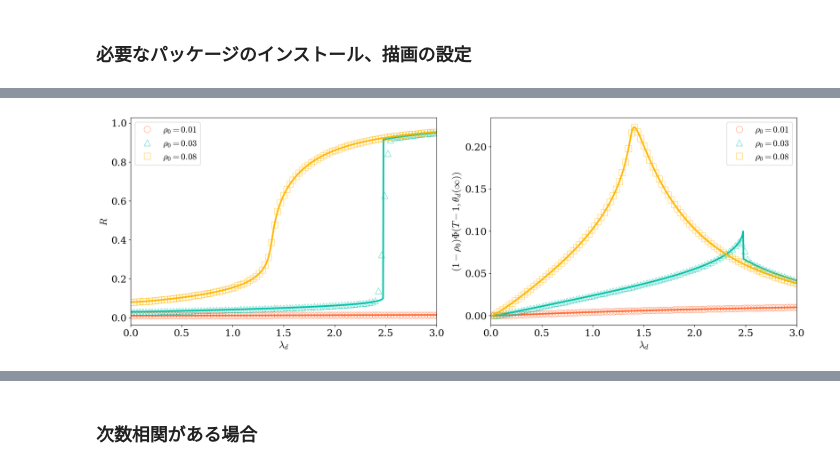
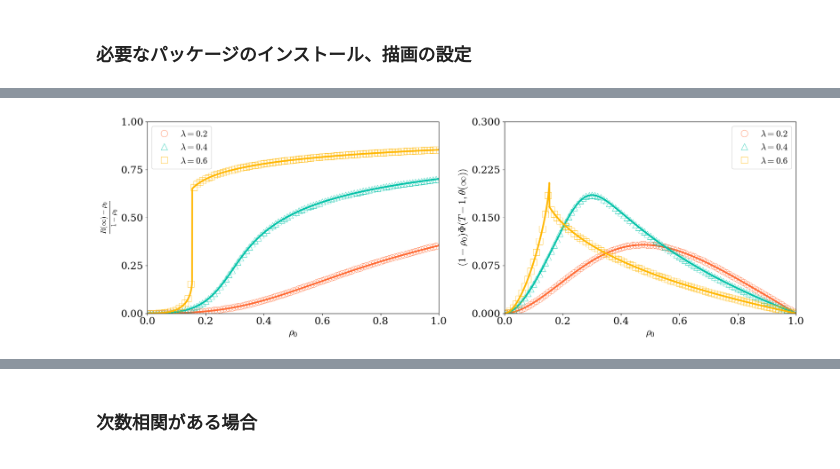
Before and after one commit to Kojirouuuu/directed-network-simulations, a Jupyter notebook: notebooks/directed-ebcm.ipynb, the cells around one changed output, grey strips where cells are left out. Cells and saved outputs as stored; diff of their text form; code cells hidden in the pictures.

```diff
--- a/notebooks/directed-ebcm.ipynb
+++ b/notebooks/directed-ebcm.ipynb
@@ -89,17 +90,16 @@ theory
 # %%
-pi_type = "Pow"
-ebcm_dir = os.path.abspath(os.path.join("..", "out", "ebcm", "pos-comparison", "directed-infty"))
-ebcm_path = os.path.join(ebcm_dir, f"{pi_type}", f"gamma={gamma:.2f}", f"kmin={kmin}", f"kmax={kmax}")
+pi_type = "Poi"
+ebcm_dir = os.path.abspath(os.path.join("..", "out", "ebcm", "directed-infty"))
+ebcm_path = os.path.join(ebcm_dir, f"{pi_type}", f"kdave={kave:.2f}")
 g = pd.read_csv(os.path.join(ebcm_path, "gd_zero.csv"))
 g = g.set_index(["T", "rho0", "lambda_d", "mu"]).to_xarray()
 theta_d_infty = g["theta_d"].squeeze()
 # %%
 df_all = pd.DataFrame()
 
-network_path = build_network_path(N=show_N, network_type="DirectedCMInPow", k_in_min=kmin, k_in_max=kmax, gamma=gamma)
-abst = "pos-comparison"
+network_path = build_network_path(N=N, network_type="DirectedCMOutPow", k_in_min=kmin, k_in_max=kmax, gamma=gamma, k_out_min=kmin, k_out_max=kmax)
+abst = "3-line"
 sim_path = os.path.abspath(os.path.join("..", "app", "out", "sar", f"{abst}", f"threshold={show_T}", network_path))
-print(f"output_path: {os.path.relpath(sim_path)}")
 
 for i in range(batch_size):
     index = f"{i:02d}"
@@ -112,5 +112,5 @@ for i in range(batch_size):
     df_all = pd.concat([df_all, df], ignore_index=True)
 
 sim = df_all.set_index(['T', 'itr', 'rho_0', 'lambda_d', 'lambda_u', 'mu']).to_xarray()
-sim_R = sim['R']
-sim_Phi = sim['Phi']
+sim_R = sim['R'] / N
+sim_Phi = sim['Phi'] / N
@@ -119,52 +117,75 @@ output_path: ../app/out/sar/pos-comparison/threshold=3/DirectedCMInPow/N=500000/
 # %%
-show_rhoo_list = [0.01, 0.03, 0.08]
+lambda_d_values = sim_R["lambda_d"].values
+sim_rho0_values = sim_R["rho_0"].values
+
+if len(lambda_d_values) >= 10:
+    exit()
 
 fig, ax = plt.subplots(1, 2, figsize=(9*2, 6), constrained_layout=True)
 
-for ridx, rho in enumerate(show_rhoo_list):
-    sim_lambda_d_values = sim_R["lambda_d"].values
-    y = sim_R.sel(rho_0=rho).squeeze().mean(dim='itr') / show_N
+for lidx, lambda_d in enumerate(lambda_d_values):
+    y = sim_R.sel(lambda_d=lambda_d).squeeze().mean(dim='itr')
+    y = (y - sim_rho0_values) / (1 - sim_rho0_values)
     ax[0].plot(
-        y["lambda_d"], y,
-        linestyle="", marker=markers[ridx],
+        sim_rho0_values, y,
+        linestyle="", marker=markers[lidx],
         markersize=12, markerfacecolor="none",
-        markeredgecolor=colors[ridx], markeredgewidth=0.5,
-        label=rf"$\rho_0={rho}$"
+        markeredgecolor=colors[lidx], markeredgewidth=0.5,
+        label=rf"$\lambda={lambda_d}$"
     )
 
-    y = sim_Phi.sel(rho_0=rho).squeeze().mean(dim='itr') / show_N
+    y = sim_Phi.sel(lambda_d=lambda_d).squeeze().mean(dim='itr')
+    y = y * (1 - sim_rho0_values)
     ax[1].plot(
-        y["lambda_d"], y * (1 - rho),
-        linestyle="", marker=markers[ridx],
+        sim_rho0_values, y,
+        linestyle="", marker=markers[lidx],
         markersize=12, markerfacecolor="none",
-        markeredgecolor=colors[ridx], markeredgewidth=0.5,
-        label=rf"$\rho_0={rho}$"
+        markeredgecolor=colors[lidx], markeredgewidth=0.5,
+        label=rf"$\lambda={lambda_d}$"
     )
 
-    y = g["R"].sel(rho0=rho).sel(T=show_T).squeeze()
-    ax[0].plot(
-        y["lambda_d"], y,
-        linestyle="-", linewidth=3.0, color=colors[ridx]
+    ebcm_rho0_values = g["rho0"].values
+    ebcm_lambda_d_values = g["lambda_d"].values
+
+    y = g["R"].sel(lambda_d=lambda_d).sel(T=show_T).squeeze()
+    y = (y - ebcm_rho0_values) / (1 - ebcm_rho0_values)
+    y.plot(
+        ax=ax[0],
+        linestyle="-", linewidth=3.0, color=colors[lidx]
     )
 
-    y = g["Phi"].sel(rho0=rho).sel(T=show_T).squeeze()
-    ax[1].plot(
-        y["lambda_d"], y * (1 - rho),
-        linestyle="-", linewidth=3.0, color=colors[ridx]
+    y = g["Phi"].sel(lambda_d=lambda_d).sel(T=show_T).squeeze()
+    y = y * (1 - ebcm_rho0_values)
+    y.plot(
+        ax=ax[1],
+        linestyle="-", linewidth=3.0, color=colors[lidx]
     )
 
-    ax[0].set_xlabel(rf"$\lambda_d$")
-    ax[0].set_ylabel(rf"$R$")
+    ax[0].set_xlabel(rf"$\rho_0$")
+    ax[0].set_ylabel(rf"$\frac{{R(\infty)-\rho_0}}{{1-\rho_0}}$")
+    ax[0].set_xlim(0, 1)
+    ax[0].set_ylim(0, 1)
     # ax[0].grid(linestyle="-", alpha=0.3)
-    ax[0].set_xlim(min(sim_lambda_d_values), max(sim_lambda_d_values))
+    ax[0].set_title("")
     ax[0].legend()
 
-    ax[1].set_xlabel(rf"$\lambda_d$")
-    ax[1].set_ylabel(rf"$(1-\rho_0)\Phi(T-1, \theta_d(\infty))$")
+    ax[1].set_xlabel(rf"$\rho_0$")
+    ax[1].set_ylabel(rf"$(1-\rho_0)\Phi(T-1, \theta(\infty))$")
+    ax[1].set_xlim(0, 1)
+    ax[1].set_ylim(0, 0.3)
     # ax[1].grid(linestyle="-", alpha=0.3)
-    ax[1].set_xlim(min(sim_lambda_d_values), max(sim_lambda_d_values))
+    ax[1].set_title("")
     ax[1].legend()
 
+n_ticks = 5  # 揃えたい目盛り数
+
+for a in ax:
+    ymin, ymax = a.get_ylim()
+    ticks = np.linspace(ymin, ymax, n_ticks)
+    a.set_yticks(ticks)
+
+plt.tight_layout()
+# plt.savefig("fig/R-and-Phi.png", dpi=300)
 plt.show()
 # %% [output]
-[figure, old version]
+[figure, new version]
```
Also changed, not shown: parts of 11 cells of this notebook, 2 other files.
